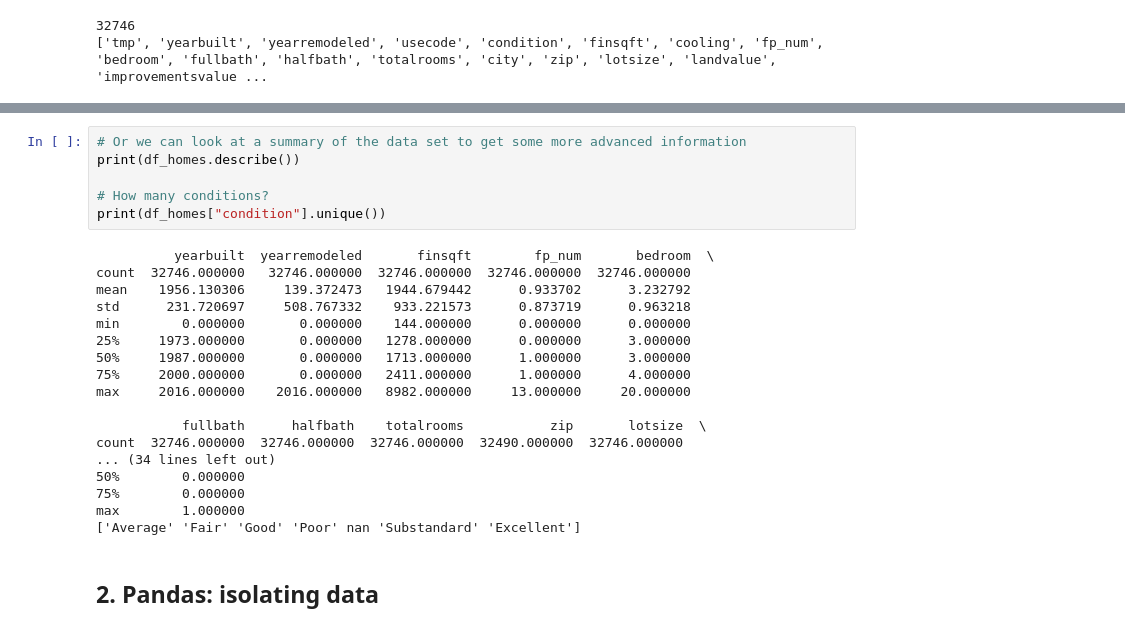
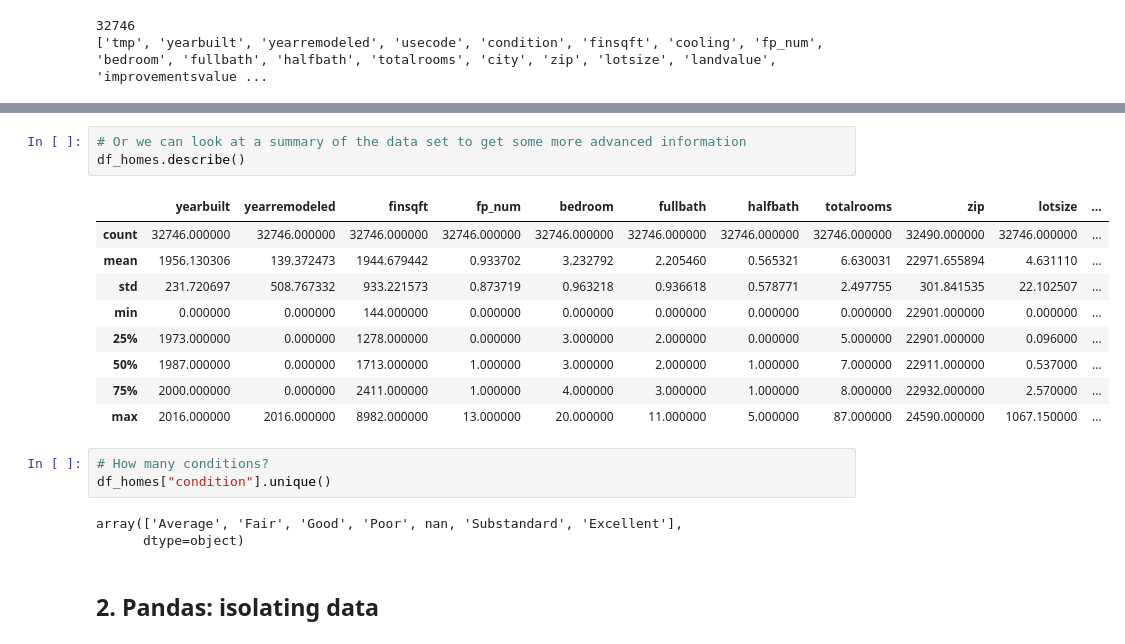
Before and after one commit to apostolosfilippas/ec, a Jupyter notebook: scripts/2.dataframes.ipynb, the cells around one changed output, grey strips where cells are left out. Drawn from its saved outputs; the diff is of its cells as text.

```diff
--- a/scripts/2.dataframes.ipynb
+++ b/scripts/2.dataframes.ipynb
@@ -315,27 +385,22 @@ print(df_homes.columns.tolist())
 # %%
 # Or we can look at a summary of the data set to get some more advanced information
-print(df_homes.describe())
-
-# How many conditions?
-print(df_homes["condition"].unique())
+df_homes.describe()
 # %% [output]
-          yearbuilt  yearremodeled       finsqft        fp_num       bedroom  \
-count  32746.000000   32746.000000  32746.000000  32746.000000  32746.000000
-mean    1956.130306     139.372473   1944.679442      0.933702      3.232792
-std      231.720697     508.767332    933.221573      0.873719      0.963218
-min        0.000000       0.000000    144.000000      0.000000      0.000000
-25%     1973.000000       0.000000   1278.000000      0.000000      3.000000
-50%     1987.000000       0.000000   1713.000000      1.000000      3.000000
-75%     2000.000000       0.000000   2411.000000      1.000000      4.000000
-max     2016.000000    2016.000000   8982.000000     13.000000     20.000000
-
-           fullbath      halfbath    totalrooms           zip       lotsize  \
-count  32746.000000  32746.000000  32746.000000  32490.000000  32746.000000
-... (34 lines left out)
-50%        0.000000
-75%        0.000000
-max        1.000000
-['Average' 'Fair' 'Good' 'Poor' nan 'Substandard' 'Excellent']
+|  | yearbuilt | yearremodeled | finsqft | fp_num | bedroom | fullbath | halfbath | totalrooms | zip | lotsize | ... |
+| count | 32746.000000 | 32746.000000 | 32746.000000 | 32746.000000 | 32746.000000 | 32746.000000 | 32746.000000 | 32746.000000 | 32490.000000 | 32746.000000 | ... |
+| mean | 1956.130306 | 139.372473 | 1944.679442 | 0.933702 | 3.232792 | 2.205460 | 0.565321 | 6.630031 | 22971.655894 | 4.631110 | ... |
+| std | 231.720697 | 508.767332 | 933.221573 | 0.873719 | 0.963218 | 0.936618 | 0.578771 | 2.497755 | 301.841535 | 22.102507 | ... |
+| min | 0.000000 | 0.000000 | 144.000000 | 0.000000 | 0.000000 | 0.000000 | 0.000000 | 0.000000 | 22901.000000 | 0.000000 | ... |
+| 25% | 1973.000000 | 0.000000 | 1278.000000 | 0.000000 | 3.000000 | 2.000000 | 0.000000 | 5.000000 | 22901.000000 | 0.096000 | ... |
+| 50% | 1987.000000 | 0.000000 | 1713.000000 | 1.000000 | 3.000000 | 2.000000 | 1.000000 | 7.000000 | 22911.000000 | 0.537000 | ... |
+| 75% | 2000.000000 | 0.000000 | 2411.000000 | 1.000000 | 4.000000 | 3.000000 | 1.000000 | 8.000000 | 22932.000000 | 2.570000 | ... |
+| max | 2016.000000 | 2016.000000 | 8982.000000 | 13.000000 | 20.000000 | 11.000000 | 5.000000 | 87.000000 | 24590.000000 | 1067.150000 | ... |
+# %%
+# How many conditions?
+df_homes["condition"].unique()
+# %% [output]
+array(['Average', 'Fair', 'Good', 'Poor', nan, 'Substandard', 'Excellent'],
+      dtype=object)
 # %% [markdown]
 ## 2. Pandas: isolating data
 # %%
```
Also changed, not shown: parts of 59 cells of this notebook, 8 other files.
